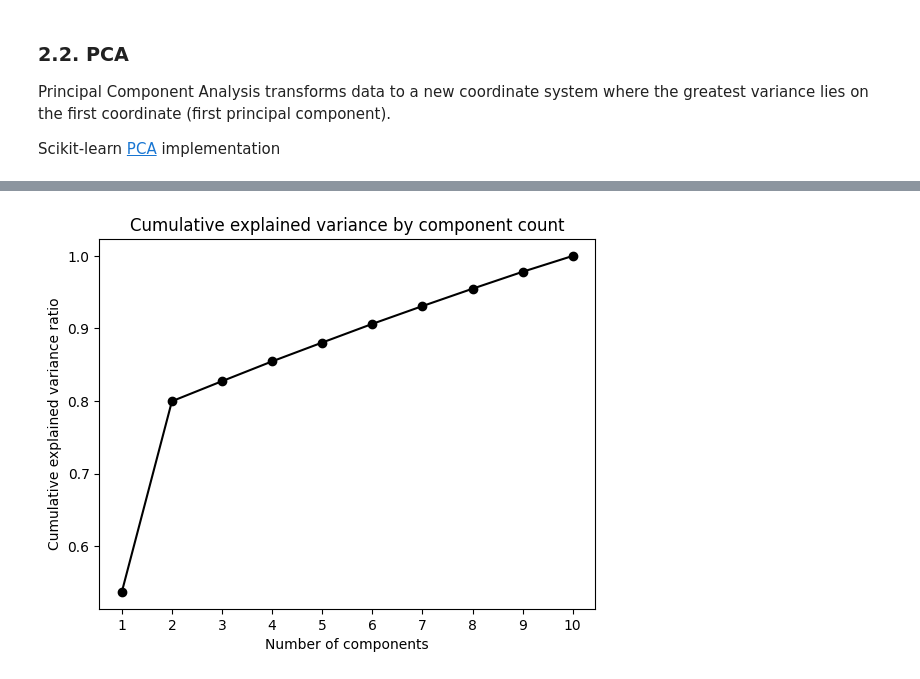
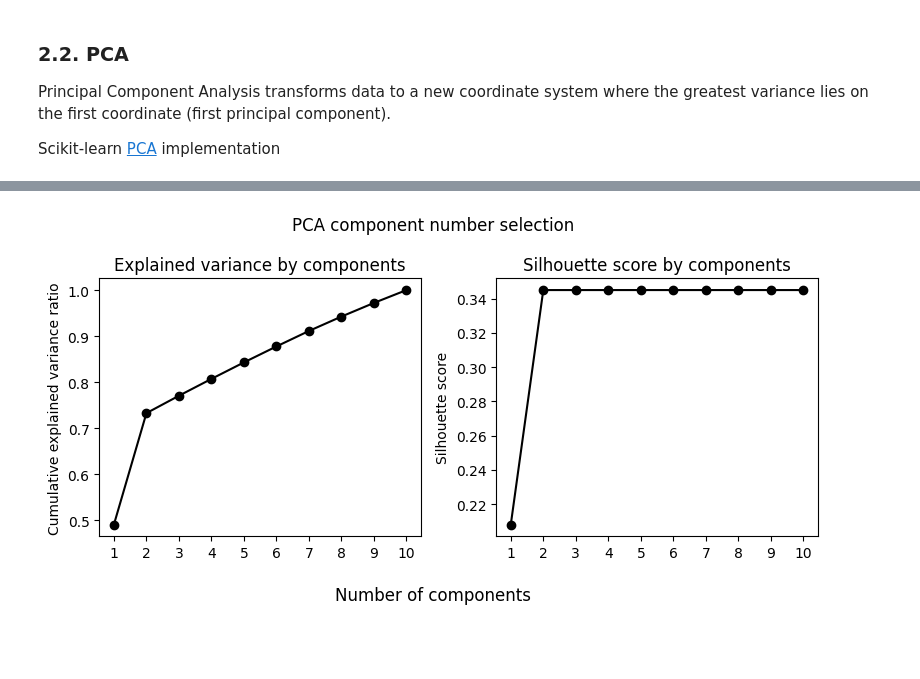
Before and after one commit to kebo0267/AI_ML_Classwork, a Jupyter notebook: class_demo/Lesson_22_demo.ipynb, the cells around one changed output, grey strips where cells are left out. Saved outputs shown, nothing was run; the diff lists cells and outputs as text; code cells hidden in the pictures; blank space fills up the shorter version.

```diff
--- a/class_demo/Lesson_22_demo.ipynb
+++ b/class_demo/Lesson_22_demo.ipynb
@@ -40,12 +45,14 @@ from scipy.cluster.hierarchy import dendrogram, linkage
 # %% [markdown]
 ### Dataset
 # %%
+# Number of clusters
+n_clusters = 3
+
 # Generate synthetic dataset
 data = make_blobs(
     n_samples=1000,
     n_features=2,
-    centers=3,
-    # center_box=(-1.0, 1.0),
+    centers=n_clusters,
     cluster_std=0.6,
     random_state=0
 )
@@ -204,7 +214,7 @@ k_range = range(1, 11)
 inertias = []
 
 for k in k_range:
-    kmeans_temp = KMeans(n_clusters=k, random_state=315, n_init=10)
+    kmeans_temp = KMeans(n_clusters=k, random_state=315)
     kmeans_temp.fit(df)
     inertias.append(kmeans_temp.inertia_)
 
@@ -222,14 +253,17 @@ plt.show()
 ### 2.1. High dimensional dataset
 # %%
 # Create high dimensional dataset by multiplying each feature with random noise
-
+# a number of times, results in a set of features that contain the cluster signal
+# hidden among noisy features
+n_features = 10
+noise_range = (-1.25, 1.25)
 noise_features = {}
 
 for feature in df.columns:
 
-    for j in range(5):
+    for j in range(n_features // len(df.columns)):
 
-        noise = np.random.uniform(low=-1, high=1, size=len(df))
+        noise = np.random.uniform(low=noise_range[0], high=noise_range[1], size=len(df))
         noise_features[f'{feature}_noise_{j}'] = df[feature] + noise
 
 # Create new dataframe with 10 features
@@ -300,19 +325,36 @@ X_pca.head()
 # %%
-# Evaluate cumulative explained variance across a range of components
+# Evaluate cumulative explained variance across a range of component numbers
 comp_range = range(1, 11)
 cumulative_variance = []
+silhouette_scores = []
 
 for n_comp in comp_range:
+
     pca_temp = PCA(n_components=n_comp, random_state=315)
     pca_temp.fit(noise_df)
     cumulative_variance.append(np.sum(pca_temp.explained_variance_ratio_))
 
+    kmeans_temp = KMeans(n_clusters=3, random_state=315)
+    kmeans_labels_temp = kmeans_temp.fit_predict(pca_temp.transform(noise_df))
+    silhouette_scores.append(silhouette_score(noise_df, kmeans_labels_temp))
+
 # Plot cumulative explained variance
-plt.plot(comp_range, cumulative_variance, marker='o', color='black')
-plt.title('Cumulative explained variance by component count')
-plt.xlabel('Number of components')
-plt.ylabel('Cumulative explained variance ratio')
-plt.xticks(comp_range)
+fig, axs = plt.subplots(1, 2, figsize=(8, 4))
+
+fig.suptitle('PCA component number selection')
+fig.supxlabel('Number of components')
+
+axs[0].set_title('Explained variance by components')
+axs[0].plot(comp_range, cumulative_variance, marker='o', color='black')
+axs[0].set_ylabel('Cumulative explained variance ratio')
+axs[0].set_xticks(comp_range)
+
+axs[1].set_title('Silhouette score by components')
+axs[1].plot(comp_range, silhouette_scores, marker='o', color='black')
+axs[1].set_ylabel('Silhouette score')
+axs[1].set_xticks(comp_range)
+
+plt.tight_layout()
 plt.show()
 # %% [output]
-[figure, old version]
+[figure, new version]
```
Also changed, not shown: parts of 54 cells of this notebook, 1 other file.
